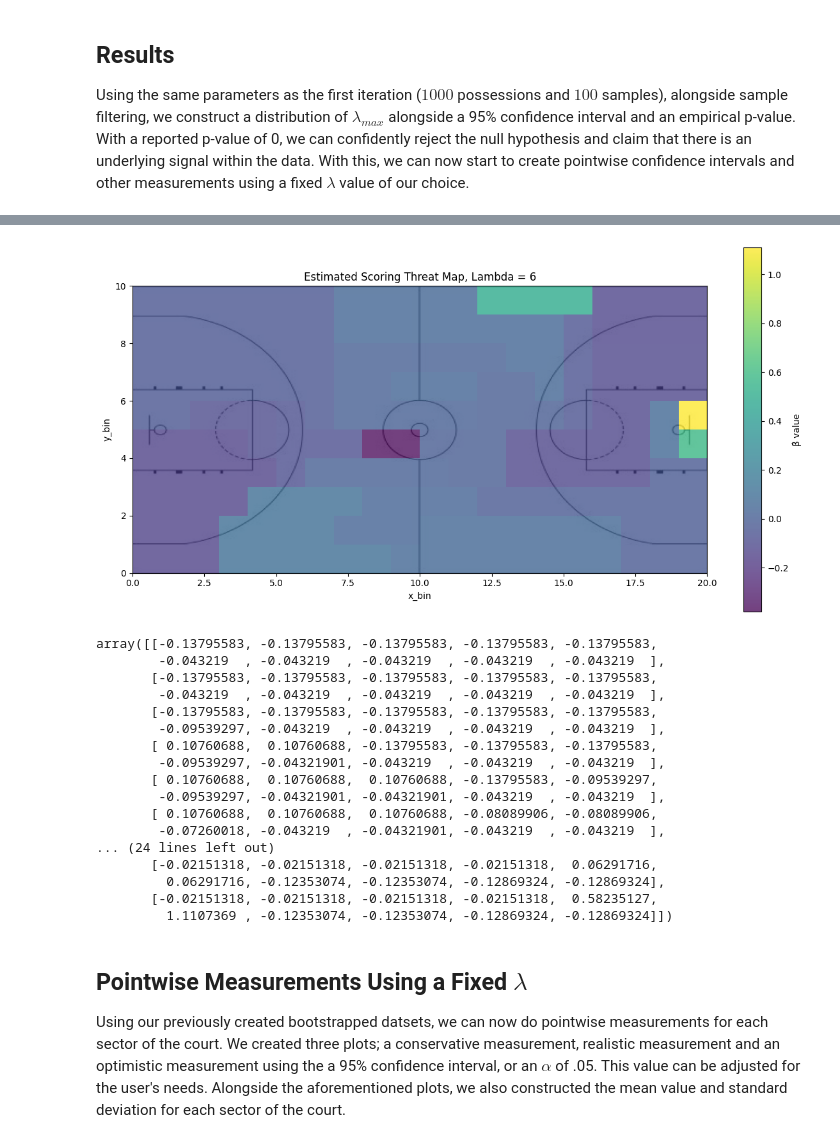
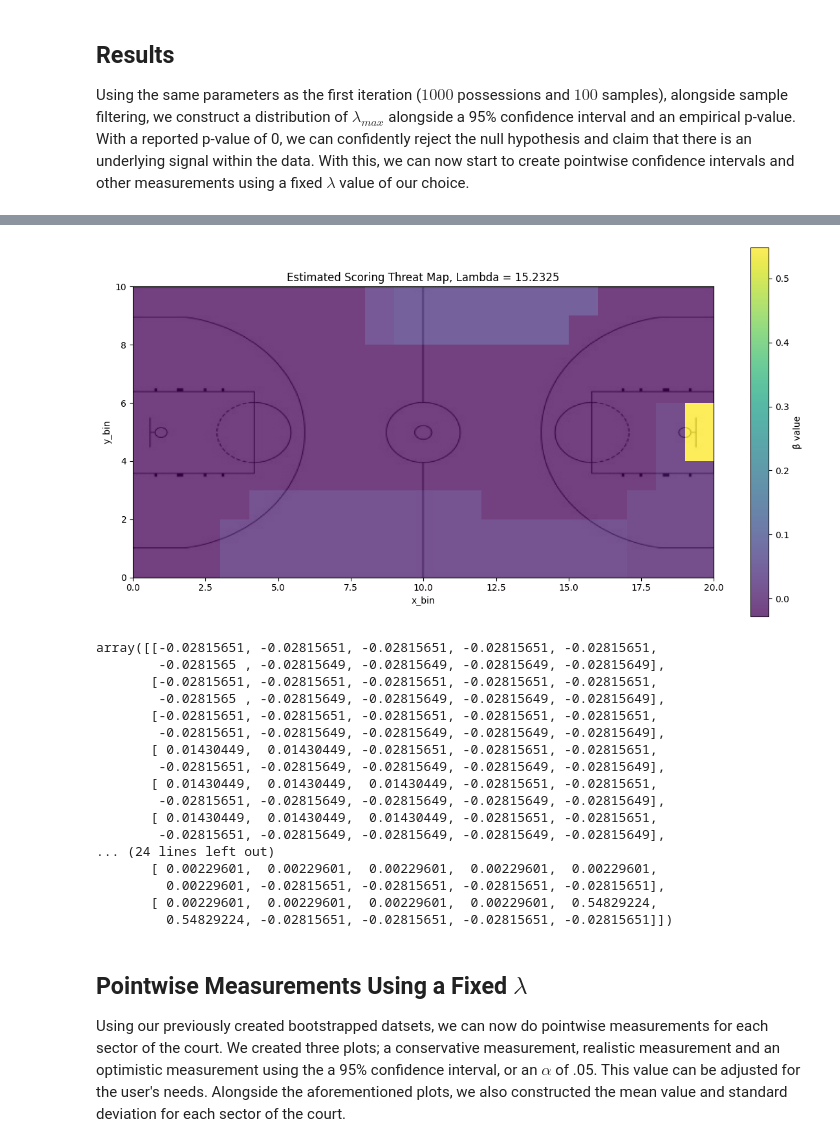
Before and after one commit to Channertheman/NBA_Analysis, a Jupyter notebook: QUT_Boostrap.ipynb, the cells around one changed output, grey strips where cells are left out. Saved outputs shown, nothing was run; the diff lists cells and outputs as text; code cells hidden in the pictures.

```diff
--- a/QUT_Boostrap.ipynb
+++ b/QUT_Boostrap.ipynb
@@ -248,24 +248,24 @@ Empirical p-value (λ_max > λ_qut): 0.0000
 # %%
-tv_logistic_regression_heatmap(boot_datasets[0], 6, plot = True)
+tv_logistic_regression_heatmap(boot_datasets[0], 15.2325, plot = True)
 # %% [output]
-[figure, old version]
+[figure, new version]
-array([[-0.13795583, -0.13795583, -0.13795583, -0.13795583, -0.13795583,
-        -0.043219  , -0.043219  , -0.043219  , -0.043219  , -0.043219  ],
-       [-0.13795583, -0.13795583, -0.13795583, -0.13795583, -0.13795583,
-        -0.043219  , -0.043219  , -0.043219  , -0.043219  , -0.043219  ],
-       [-0.13795583, -0.13795583, -0.13795583, -0.13795583, -0.13795583,
-        -0.09539297, -0.043219  , -0.043219  , -0.043219  , -0.043219  ],
-       [ 0.10760688,  0.10760688, -0.13795583, -0.13795583, -0.13795583,
-        -0.09539297, -0.04321901, -0.043219  , -0.043219  , -0.043219  ],
-       [ 0.10760688,  0.10760688,  0.10760688, -0.13795583, -0.09539297,
-        -0.09539297, -0.04321901, -0.04321901, -0.043219  , -0.043219  ],
-       [ 0.10760688,  0.10760688,  0.10760688, -0.08089906, -0.08089906,
-        -0.07260018, -0.043219  , -0.04321901, -0.043219  , -0.043219  ],
+array([[-0.02815651, -0.02815651, -0.02815651, -0.02815651, -0.02815651,
+        -0.0281565 , -0.02815649, -0.02815649, -0.02815649, -0.02815649],
+       [-0.02815651, -0.02815651, -0.02815651, -0.02815651, -0.02815651,
+        -0.0281565 , -0.02815649, -0.02815649, -0.02815649, -0.02815649],
+       [-0.02815651, -0.02815651, -0.02815651, -0.02815651, -0.02815651,
+        -0.02815651, -0.02815649, -0.02815649, -0.02815649, -0.02815649],
+       [ 0.01430449,  0.01430449, -0.02815651, -0.02815651, -0.02815651,
+        -0.02815651, -0.02815649, -0.02815649, -0.02815649, -0.02815649],
+       [ 0.01430449,  0.01430449,  0.01430449, -0.02815651, -0.02815651,
+        -0.02815651, -0.02815649, -0.02815649, -0.02815649, -0.02815649],
+       [ 0.01430449,  0.01430449,  0.01430449, -0.02815651, -0.02815651,
+        -0.02815651, -0.02815649, -0.02815649, -0.02815649, -0.02815649],
 ... (24 lines left out)
-       [-0.02151318, -0.02151318, -0.02151318, -0.02151318,  0.06291716,
-         0.06291716, -0.12353074, -0.12353074, -0.12869324, -0.12869324],
-       [-0.02151318, -0.02151318, -0.02151318, -0.02151318,  0.58235127,
-         1.1107369 , -0.12353074, -0.12353074, -0.12869324, -0.12869324]])
+       [ 0.00229601,  0.00229601,  0.00229601,  0.00229601,  0.00229601,
+         0.00229601, -0.02815651, -0.02815651, -0.02815651, -0.02815651],
+       [ 0.00229601,  0.00229601,  0.00229601,  0.00229601,  0.54829224,
+         0.54829224, -0.02815651, -0.02815651, -0.02815651, -0.02815651]])
 # %%
 # function for pointwise measurements (CI)
 
```
Also changed, not shown: parts of 6 cells of this notebook.
